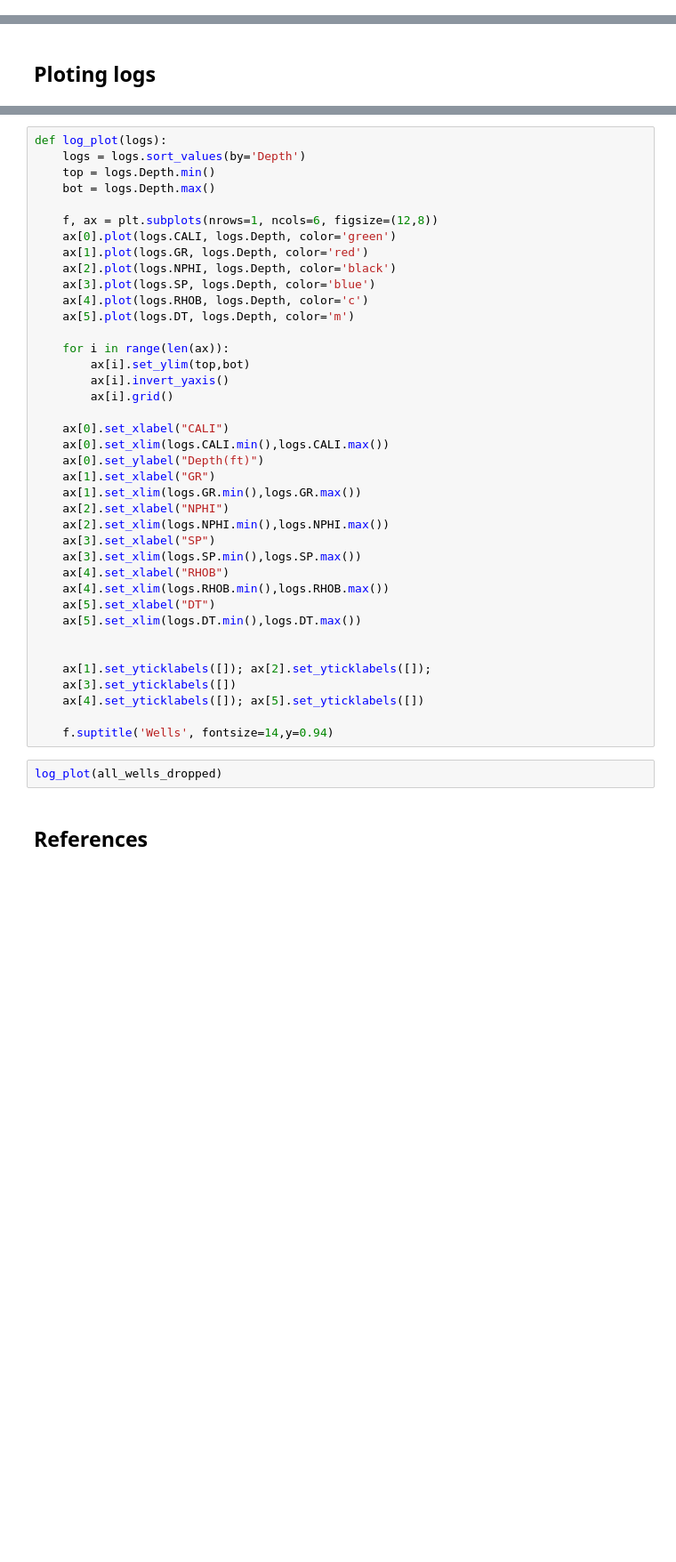
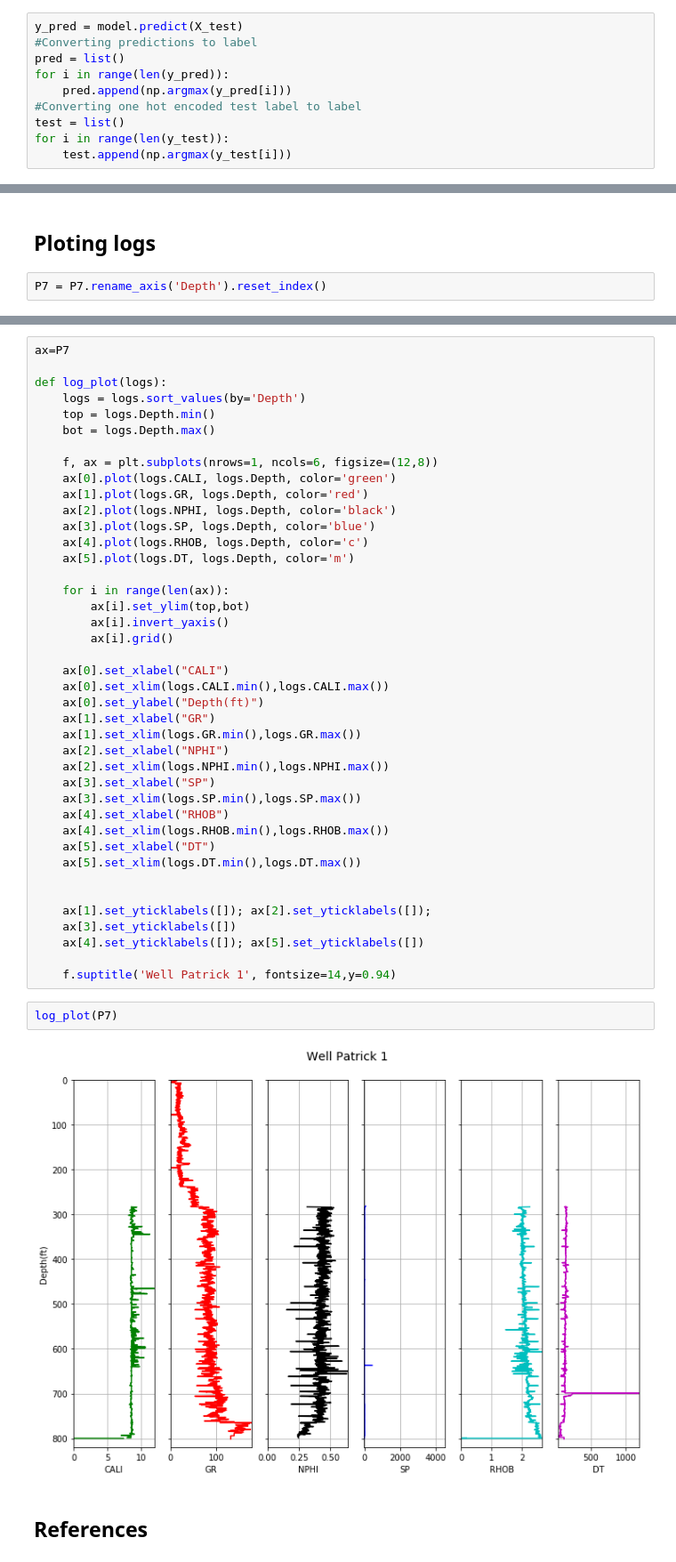
Before and after one commit to EloisaLira/Advanced_Data_Science_IBM_Specialization, a Jupyter notebook: Projeto_Otway_Basin_DNN_ML.ipynb, the cells around one changed output, grey strips where cells are left out. Shown at 89% size. Saved outputs shown, nothing was run; the diff lists cells and outputs as text; blank space fills up the shorter version.

```diff
--- a/Projeto_Otway_Basin_DNN_ML.ipynb
+++ b/Projeto_Otway_Basin_DNN_ML.ipynb
@@ -534,0 +705,10 @@ ValueError: cannot insert Depth, already exists
+# %%
+y_pred = model.predict(X_test)
+#Converting predictions to label
+pred = list()
+for i in range(len(y_pred)):
+    pred.append(np.argmax(y_pred[i]))
+#Converting one hot encoded test label to label
+test = list()
+for i in range(len(y_test)):
+    test.append(np.argmax(y_test[i]))
@@ -535,2 +773,4 @@ ValueError: cannot insert Depth, already exists
 # %% [markdown]
 ## Ploting logs
+# %%
+P7 = P7.rename_axis('Depth').reset_index()
@@ -537,4 +786,6 @@ ValueError: cannot insert Depth, already exists
 # %%
+ax=P7
+
 def log_plot(logs):
     logs = logs.sort_values(by='Depth')
     top = logs.Depth.min()
@@ -572,9 +823,11 @@ def log_plot(logs):
     ax[3].set_yticklabels([])
     ax[4].set_yticklabels([]); ax[5].set_yticklabels([])
 
-    f.suptitle('Wells', fontsize=14,y=0.94)
+    f.suptitle('Well Patrick 1', fontsize=14,y=0.94)
 # %%
-log_plot(all_wells_dropped)
+log_plot(P7)
+# %% [output]
+[figure, added]
 # %% [markdown]
 ## References
 # %% [markdown]
```
Also changed, not shown: parts of 76 cells of this notebook.
